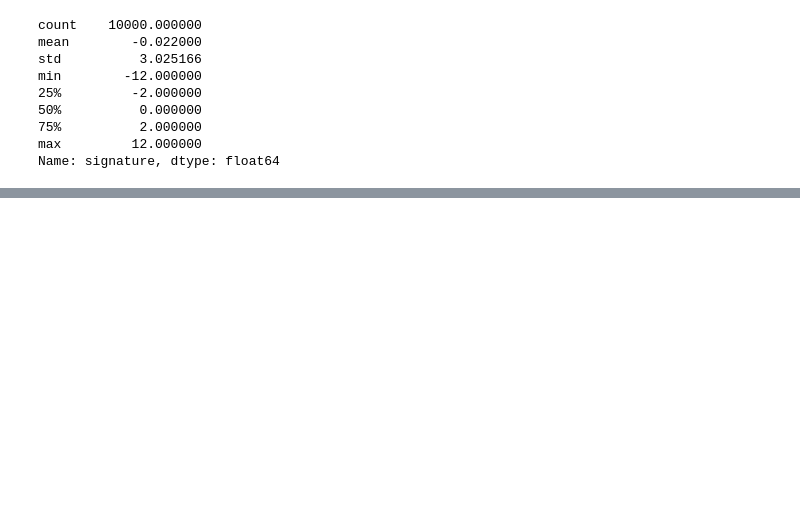
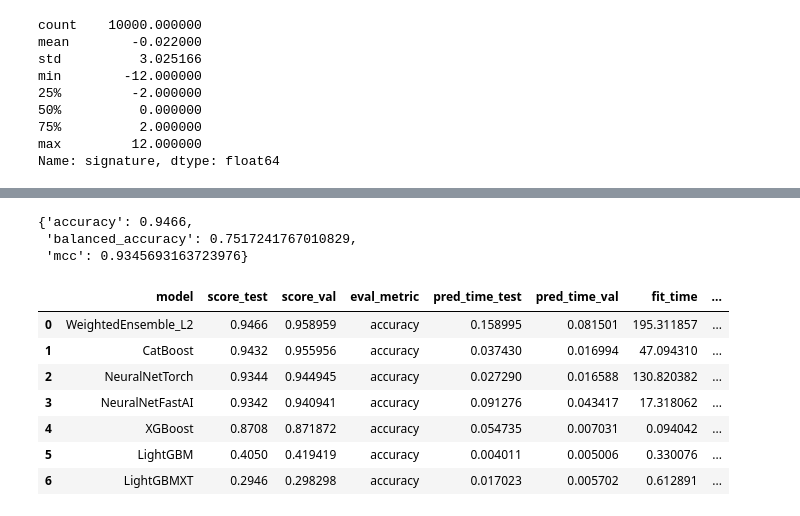
Before and after one commit to bieberb1/AIforDevelopers_InEasySteps, a Jupyter notebook: Low Code 1_AutoGluon.ipynb, the cells around one changed output, grey strips where cells are left out. Drawn from its saved outputs; the diff is of its cells as text; code cells hidden in the pictures; blank space fills up the shorter version.

```diff
--- a/Low Code 1_AutoGluon.ipynb
+++ b/Low Code 1_AutoGluon.ipynb
@@ -341,0 +72,6 @@ optimization loop finished successfully. Best threshold: 0.3125 with F1=0.6719
+# %%
+#Prediction
+test_data = TabularDataset(f'{data_url}test.csv')
+
+y_pred = predictor.predict(test_data.drop(columns=[label]))
+y_pred.head()
@@ -341,0 +86,19 @@ optimization loop finished successfully. Best threshold: 0.3125 with F1=0.6719
+# %%
+#Evaluation
+predictor.evaluate(test_data)
+# %% [output]
+{'accuracy': 0.9466,
+ 'balanced_accuracy': 0.7517241767010829,
+ 'mcc': 0.9345693163723976}
+# %%
+#Leaderboard
+predictor.leaderboard(test_data)
+# %% [output]
+|  | model | score_test | score_val | eval_metric | pred_time_test | pred_time_val | fit_time | ... |
+| 0 | WeightedEnsemble_L2 | 0.9466 | 0.958959 | accuracy | 0.158995 | 0.081501 | 195.311857 | ... |
+| 1 | CatBoost | 0.9432 | 0.955956 | accuracy | 0.037430 | 0.016994 | 47.094310 | ... |
+| 2 | NeuralNetTorch | 0.9344 | 0.944945 | accuracy | 0.027290 | 0.016588 | 130.820382 | ... |
+| 3 | NeuralNetFastAI | 0.9342 | 0.940941 | accuracy | 0.091276 | 0.043417 | 17.318062 | ... |
+| 4 | XGBoost | 0.8708 | 0.871872 | accuracy | 0.054735 | 0.007031 | 0.094042 | ... |
+| 5 | LightGBM | 0.4050 | 0.419419 | accuracy | 0.004011 | 0.005006 | 0.330076 | ... |
+| 6 | LightGBMXT | 0.2946 | 0.298298 | accuracy | 0.017023 | 0.005702 | 0.612891 | ... |
```
Also changed, not shown: parts of 16 cells of this notebook, 1 other file.
